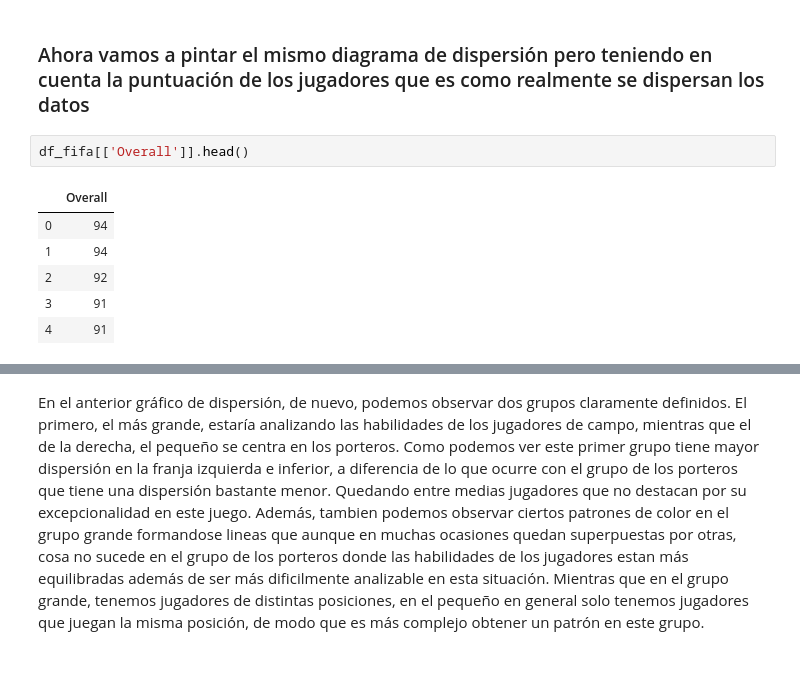
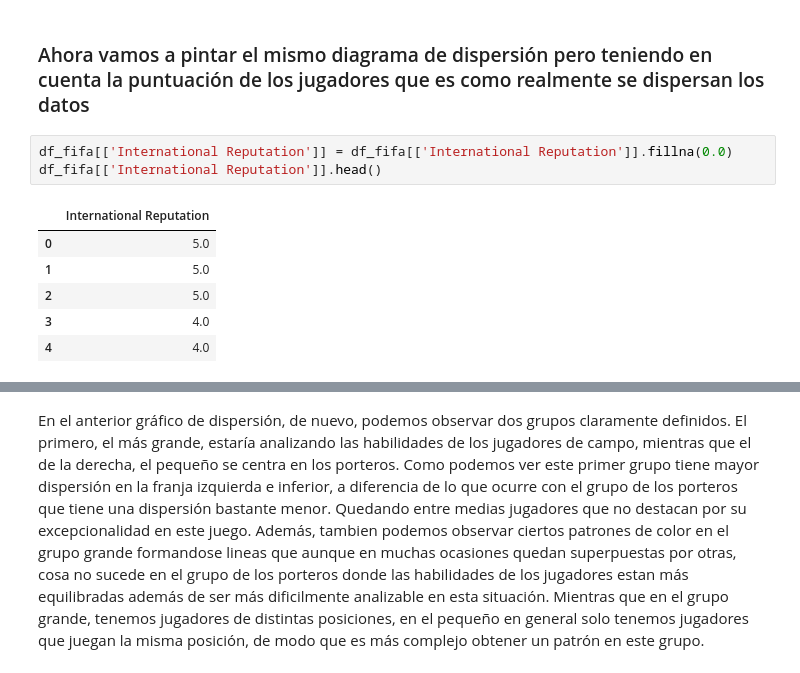
Before and after one commit to Jotivirix/Datamining_UFV, a Jupyter notebook: Lab1/entregable3/Lab1-Entregable3.ipynb, the cells around one changed output, grey strips where cells are left out. Cells and saved outputs as stored; diff of their text form.

```diff
--- a/Lab1/entregable3/Lab1-Entregable3.ipynb
+++ b/Lab1/entregable3/Lab1-Entregable3.ipynb
@@ -437,13 +437,14 @@ principalDf.head()
 | 4 | -10.039187 | -2.066547 |
 # %% [markdown]
 ### Ahora vamos a pintar el mismo diagrama de dispersión pero teniendo en cuenta la puntuación de los jugadores que es como realmente se dispersan los datos
-# %%
-df_fifa[['Overall']].head()
-# %% [output]
-|  | Overall |
-| 0 | 94 |
-| 1 | 94 |
-| 2 | 92 |
-| 3 | 91 |
-| 4 | 91 |
+# %%
+df_fifa[['International Reputation']] = df_fifa[['International Reputation']].fillna(0.0)
+df_fifa[['International Reputation']].head()
+# %% [output]
+|  | International Reputation |
+| 0 | 5.0 |
+| 1 | 5.0 |
+| 2 | 5.0 |
+| 3 | 4.0 |
+| 4 | 4.0 |
 # %%
```
Also changed, not shown: parts of 4 cells of this notebook.
